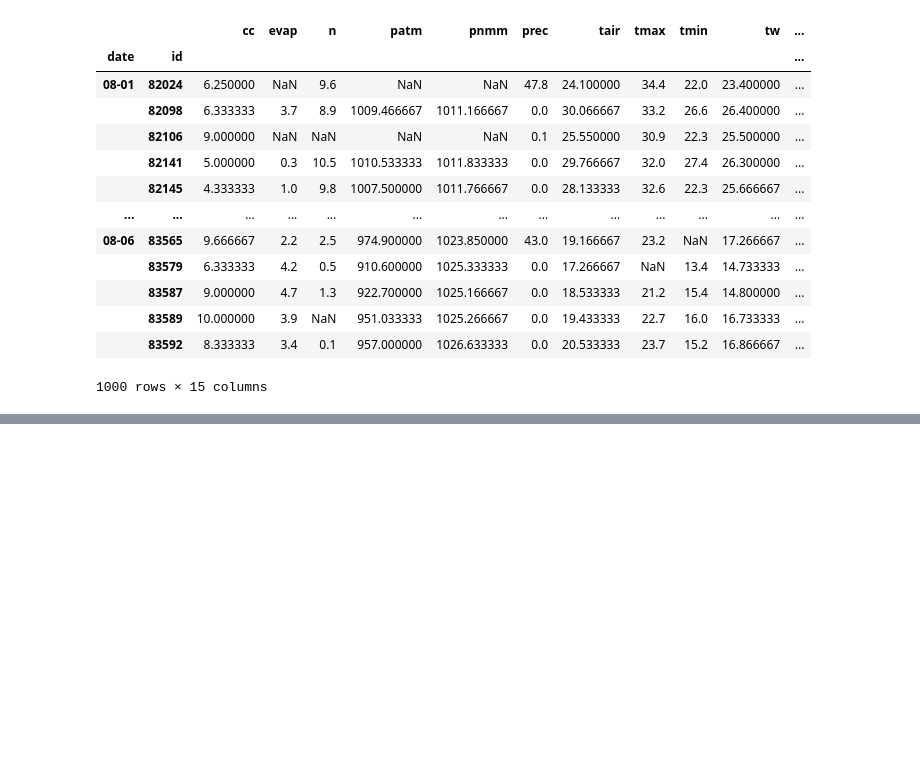
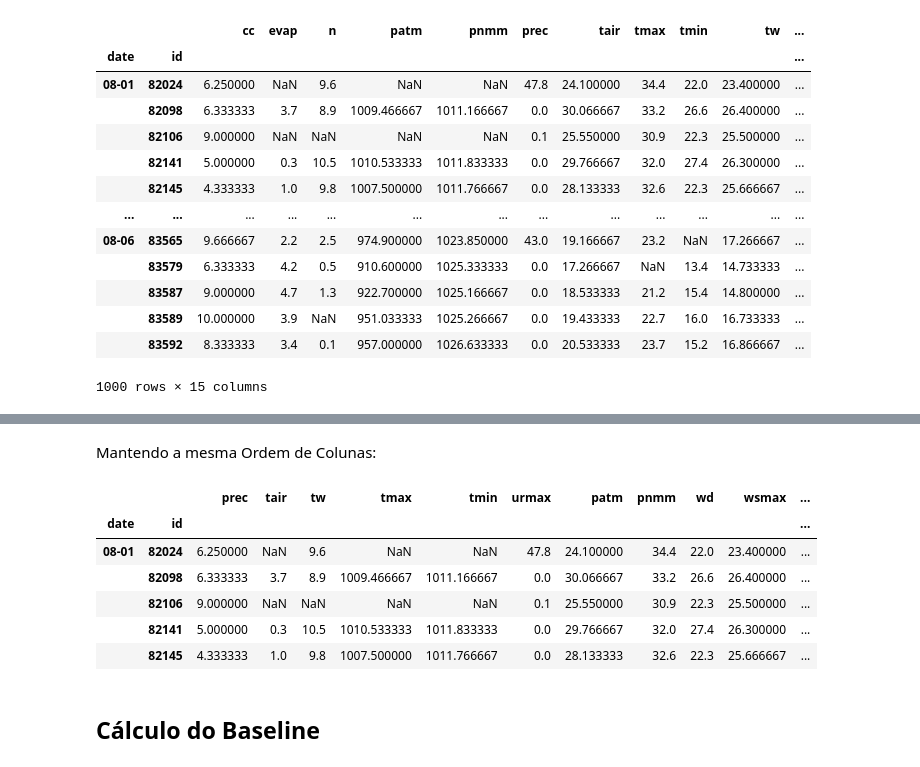
Before and after one commit to andrefellipe/ccd, a Jupyter notebook: baseline.ipynb, the cells around one changed output, grey strips where cells are left out. Drawn from its saved outputs; the diff is of its cells as text; code cells hidden in the pictures; blank space fills up the shorter version.

```diff
--- a/baseline.ipynb
+++ b/baseline.ipynb
@@ -286,0 +270,15 @@ df.loc['08-01',:]
+# %% [markdown]
+Mantendo a mesma Ordem de Colunas:
+# %%
+df_2019.columns = df.columns
+df_2019.head()
+# %% [output]
+|  |  | prec | tair | tw | tmax | tmin | urmax | patm | pnmm | wd | wsmax | ... |
+| date | id |  |  |  |  |  |  |  |  |  |  | ... |
+| 08-01 | 82024 | 6.250000 | NaN | 9.6 | NaN | NaN | 47.8 | 24.100000 | 34.4 | 22.0 | 23.400000 | ... |
+|  | 82098 | 6.333333 | 3.7 | 8.9 | 1009.466667 | 1011.166667 | 0.0 | 30.066667 | 33.2 | 26.6 | 26.400000 | ... |
+|  | 82106 | 9.000000 | NaN | NaN | NaN | NaN | 0.1 | 25.550000 | 30.9 | 22.3 | 25.500000 | ... |
+|  | 82141 | 5.000000 | 0.3 | 10.5 | 1010.533333 | 1011.833333 | 0.0 | 29.766667 | 32.0 | 27.4 | 26.300000 | ... |
+|  | 82145 | 4.333333 | 1.0 | 9.8 | 1007.500000 | 1011.766667 | 0.0 | 28.133333 | 32.6 | 22.3 | 25.666667 | ... |
+# %% [markdown]
+## Cálculo do Baseline
```
Also changed, not shown: parts of 7 cells of this notebook.
